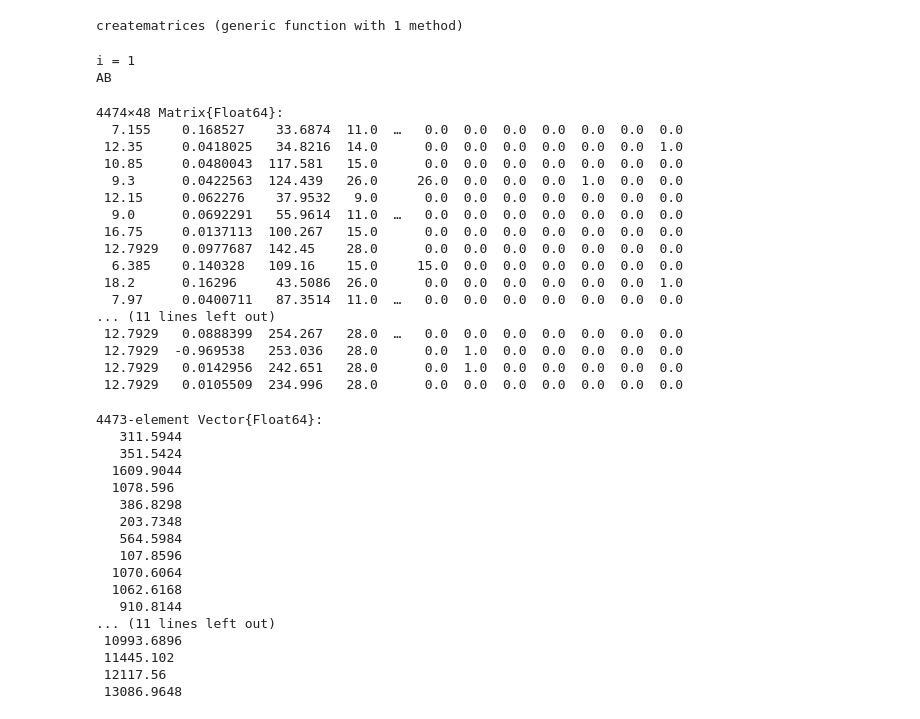
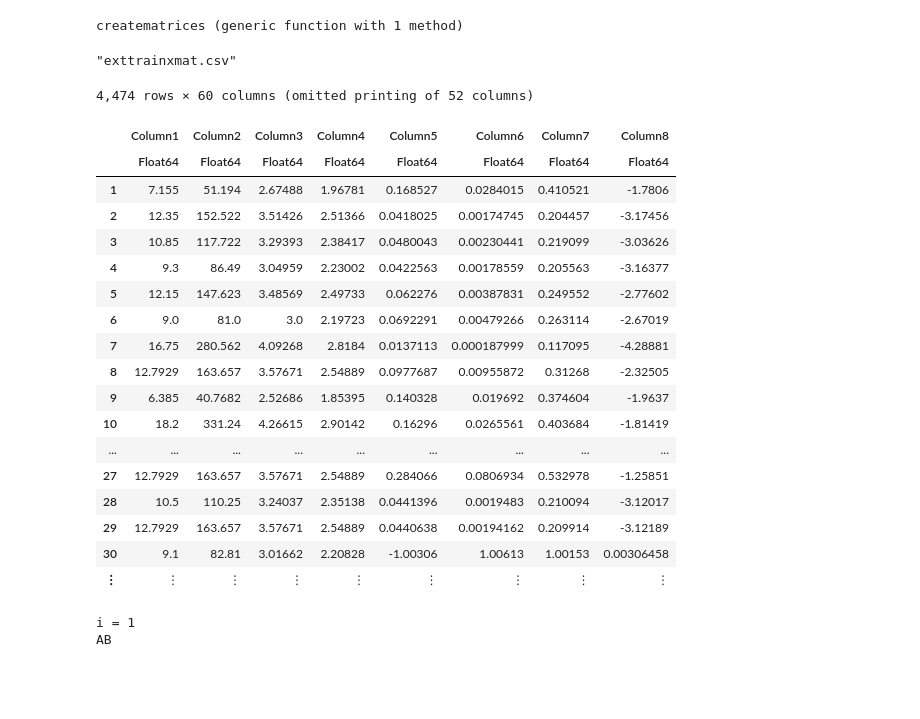
Before and after one commit to rouser649/ML_Project, a Jupyter notebook: Hollistic_Project.ipynb, the cells around one changed output. Cells and saved outputs as stored; diff of their text form; code cells hidden in the pictures; blank space fills up the shorter version.

```diff
--- a/Hollistic_Project.ipynb
+++ b/Hollistic_Project.ipynb
@@ -289 +294,37 @@ creatematrices (generic function with 1 method)
+# %%
+first_four_transformed = creatematrices(trainxmat_modified,  10e-6) #removed tesstxmat
+exttrainxmat=hcat(first_four_transformed, trainxmat_others)
+#
+
+
+
+using Tables
+CSV.write("exttrainxmat.csv",  Tables.table(exttrainxmat), writeheader=false)
+# %% [output]
+"exttrainxmat.csv"
+# %%
+trainy = CSV.read("y_training_stable.csv",DataFrame,header=0)
+trainyarr = Vector(trainy[:,1])
+
+exttrainxmat= CSV.read("exttrainxmat.csv",DataFrame,header=0)
+# %% [output]
+4,474 rows × 60 columns (omitted printing of 52 columns)
+|  | Column1 | Column2 | Column3 | Column4 | Column5 | Column6 | Column7 | Column8 |
+|  | Float64 | Float64 | Float64 | Float64 | Float64 | Float64 | Float64 | Float64 |
+| 1 | 7.155 | 51.194 | 2.67488 | 1.96781 | 0.168527 | 0.0284015 | 0.410521 | -1.7806 |
+| 2 | 12.35 | 152.522 | 3.51426 | 2.51366 | 0.0418025 | 0.00174745 | 0.204457 | -3.17456 |
+| 3 | 10.85 | 117.722 | 3.29393 | 2.38417 | 0.0480043 | 0.00230441 | 0.219099 | -3.03626 |
+| 4 | 9.3 | 86.49 | 3.04959 | 2.23002 | 0.0422563 | 0.00178559 | 0.205563 | -3.16377 |
+| 5 | 12.15 | 147.623 | 3.48569 | 2.49733 | 0.062276 | 0.00387831 | 0.249552 | -2.77602 |
+| 6 | 9.0 | 81.0 | 3.0 | 2.19723 | 0.0692291 | 0.00479266 | 0.263114 | -2.67019 |
+| 7 | 16.75 | 280.562 | 4.09268 | 2.8184 | 0.0137113 | 0.000187999 | 0.117095 | -4.28881 |
+| 8 | 12.7929 | 163.657 | 3.57671 | 2.54889 | 0.0977687 | 0.00955872 | 0.31268 | -2.32505 |
+| 9 | 6.385 | 40.7682 | 2.52686 | 1.85395 | 0.140328 | 0.019692 | 0.374604 | -1.9637 |
+| 10 | 18.2 | 331.24 | 4.26615 | 2.90142 | 0.16296 | 0.0265561 | 0.403684 | -1.81419 |
+| ... | ... | ... | ... | ... | ... | ... | ... | ... |
+| 27 | 12.7929 | 163.657 | 3.57671 | 2.54889 | 0.284066 | 0.0806934 | 0.532978 | -1.25851 |
+| 28 | 10.5 | 110.25 | 3.24037 | 2.35138 | 0.0441396 | 0.0019483 | 0.210094 | -3.12017 |
+| 29 | 12.7929 | 163.657 | 3.57671 | 2.54889 | 0.0440638 | 0.00194162 | 0.209914 | -3.12189 |
+| 30 | 9.1 | 82.81 | 3.01662 | 2.20828 | -1.00306 | 1.00613 | 1.00153 | 0.00306458 |
+| ⋮ | ⋮ | ⋮ | ⋮ | ⋮ | ⋮ | ⋮ | ⋮ | ⋮ |
 # %%
@@ -328,43 +370,3 @@ end
 # %% [output]
 i = 1
 AB
-# %%
-trainxmat
-# %% [output]
-4474×48 Matrix{Float64}:
-  7.155    0.168527    33.6874  11.0  …   0.0  0.0  0.0  0.0  0.0  0.0  0.0
- 12.35     0.0418025   34.8216  14.0      0.0  0.0  0.0  0.0  0.0  0.0  1.0
- 10.85     0.0480043  117.581   15.0      0.0  0.0  0.0  0.0  0.0  0.0  0.0
-  9.3      0.0422563  124.439   26.0     26.0  0.0  0.0  0.0  1.0  0.0  0.0
- 12.15     0.062276    37.9532   9.0      0.0  0.0  0.0  0.0  0.0  0.0  0.0
-  9.0      0.0692291   55.9614  11.0  …   0.0  0.0  0.0  0.0  0.0  0.0  0.0
- 16.75     0.0137113  100.267   15.0      0.0  0.0  0.0  0.0  0.0  0.0  0.0
- 12.7929   0.0977687  142.45    28.0      0.0  0.0  0.0  0.0  0.0  0.0  0.0
-  6.385    0.140328   109.16    15.0     15.0  0.0  0.0  0.0  0.0  0.0  0.0
- 18.2      0.16296     43.5086  26.0      0.0  0.0  0.0  0.0  0.0  0.0  1.0
-  7.97     0.0400711   87.3514  11.0  …   0.0  0.0  0.0  0.0  0.0  0.0  0.0
-... (11 lines left out)
- 12.7929   0.0888399  254.267   28.0  …   0.0  0.0  0.0  0.0  0.0  0.0  0.0
- 12.7929  -0.969538   253.036   28.0      0.0  1.0  0.0  0.0  0.0  0.0  0.0
- 12.7929   0.0142956  242.651   28.0      0.0  1.0  0.0  0.0  0.0  0.0  0.0
- 12.7929   0.0105509  234.996   28.0      0.0  0.0  0.0  0.0  0.0  0.0  0.0
-# %%
-trainyarr
-# %% [output]
-4473-element Vector{Float64}:
-   311.5944
-   351.5424
-  1609.9044
-  1078.596
-   386.8298
-   203.7348
-   564.5984
-   107.8596
-  1070.6064
-  1062.6168
-   910.8144
-... (11 lines left out)
- 10993.6896
- 11445.102
- 12117.56
- 13086.9648
```
Also changed, not shown: parts of 19 cells of this notebook.
